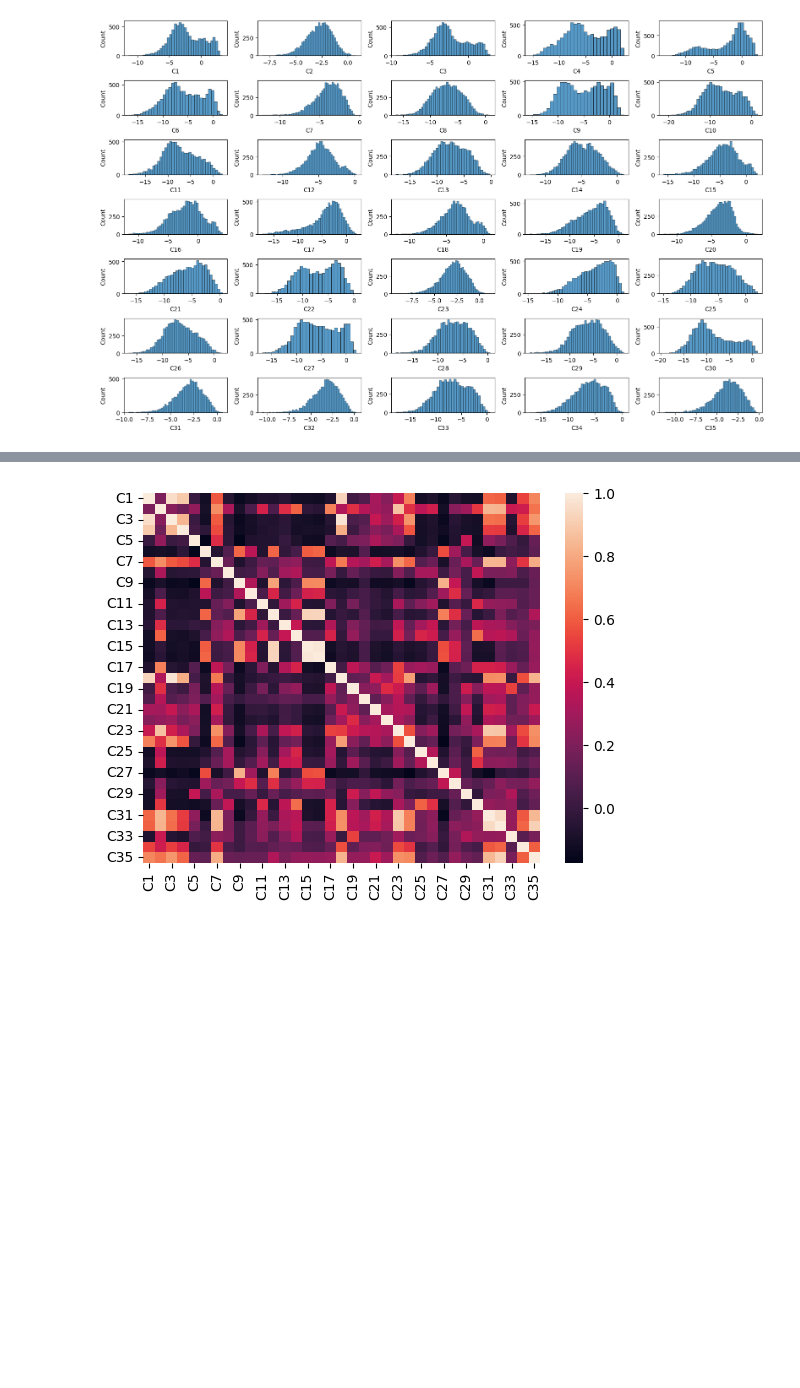
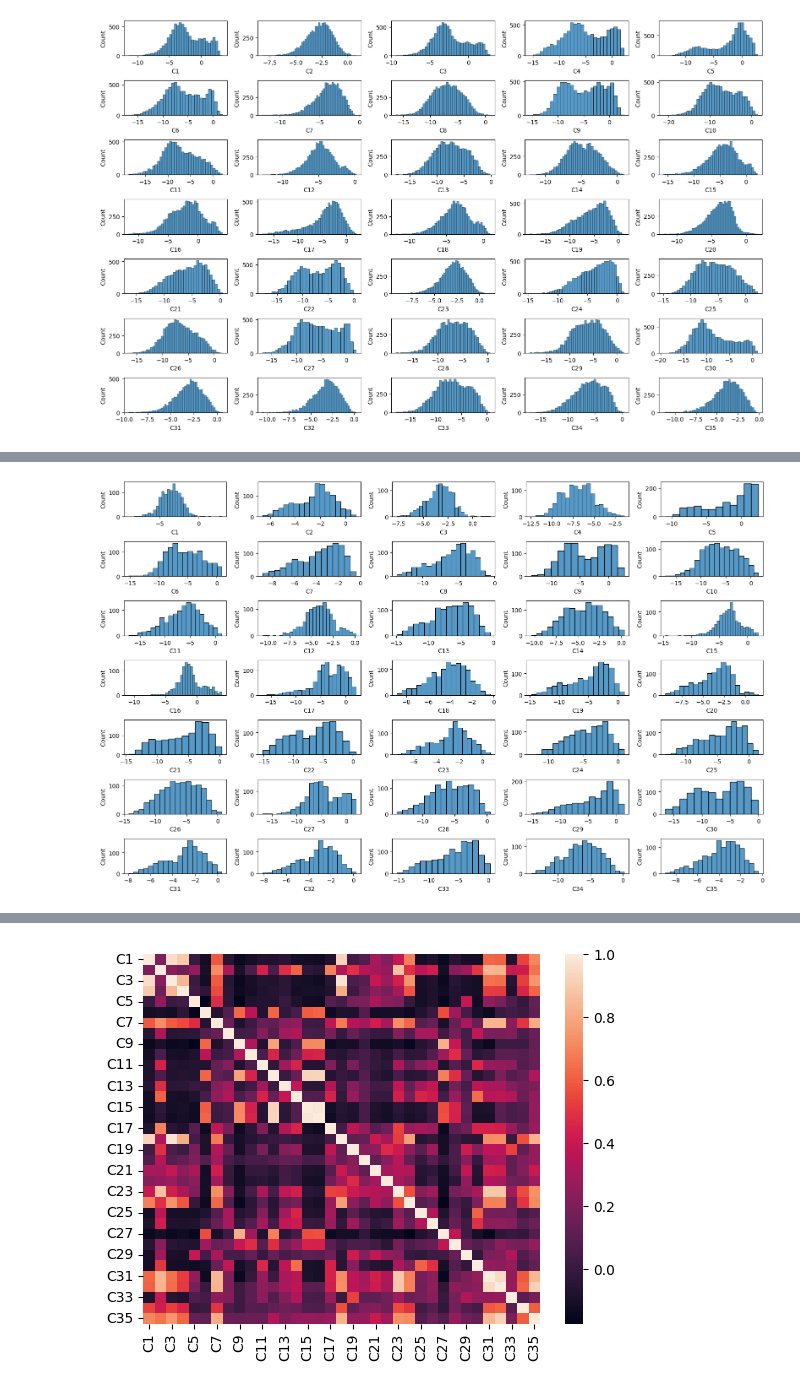
Before and after one commit to sunkusun9/sunkusun9, a Jupyter notebook: kaggle/Elucidata/Data Processing.ipynb, the cells around one changed output, grey strips where cells are left out. Cells and saved outputs as stored; diff of their text form; code cells hidden in the pictures; blank space fills up the shorter version.

```diff
--- a/kaggle/Elucidata/Data Processing.ipynb
+++ b/kaggle/Elucidata/Data Processing.ipynb
@@ -71,0 +143,8 @@ plt.show()
+# %%
+fig, axes = plt.subplots(7, 5, figsize = (16, 10))
+for i, ax in zip(targets, axes.flatten()):
+    sns.histplot(x = np.log(df_spots.loc[df_spots['slide'] == 3, i]), ax = ax)
+plt.tight_layout()
+plt.show()
+# %% [output]
+[figure, added]
```
Also changed, not shown: parts of 15 cells of this notebook, 13 other files.
